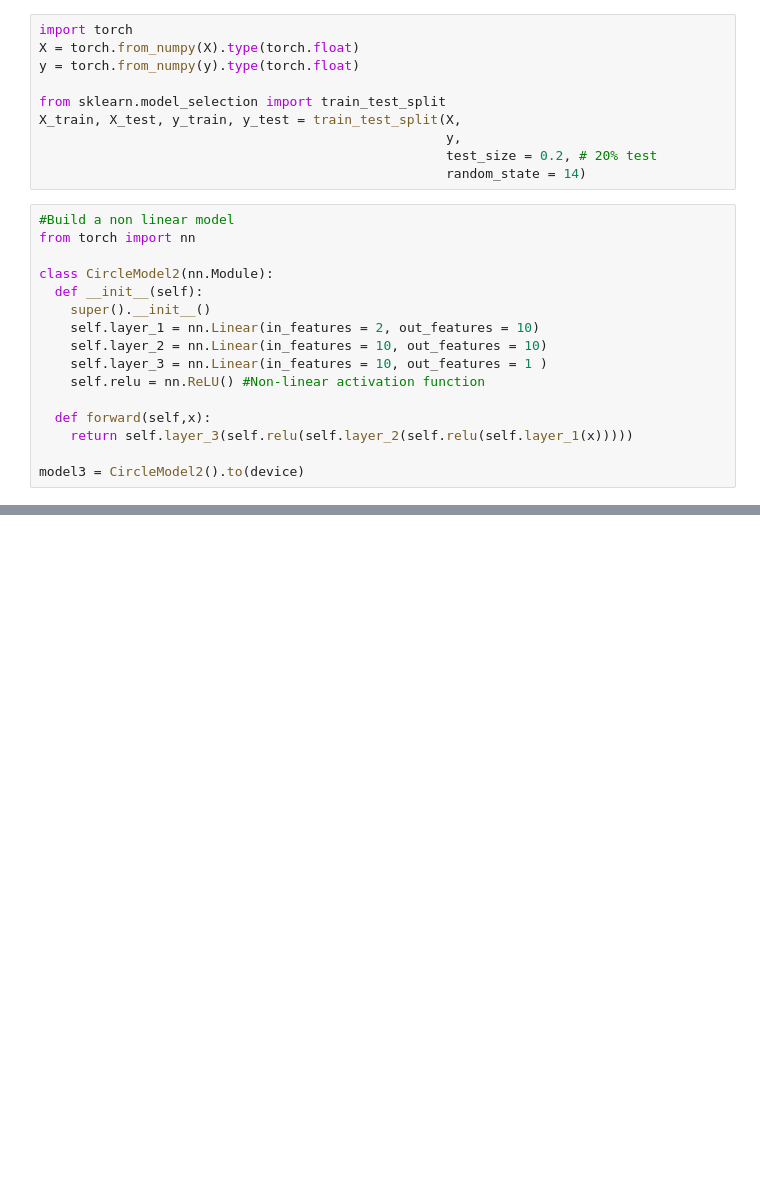
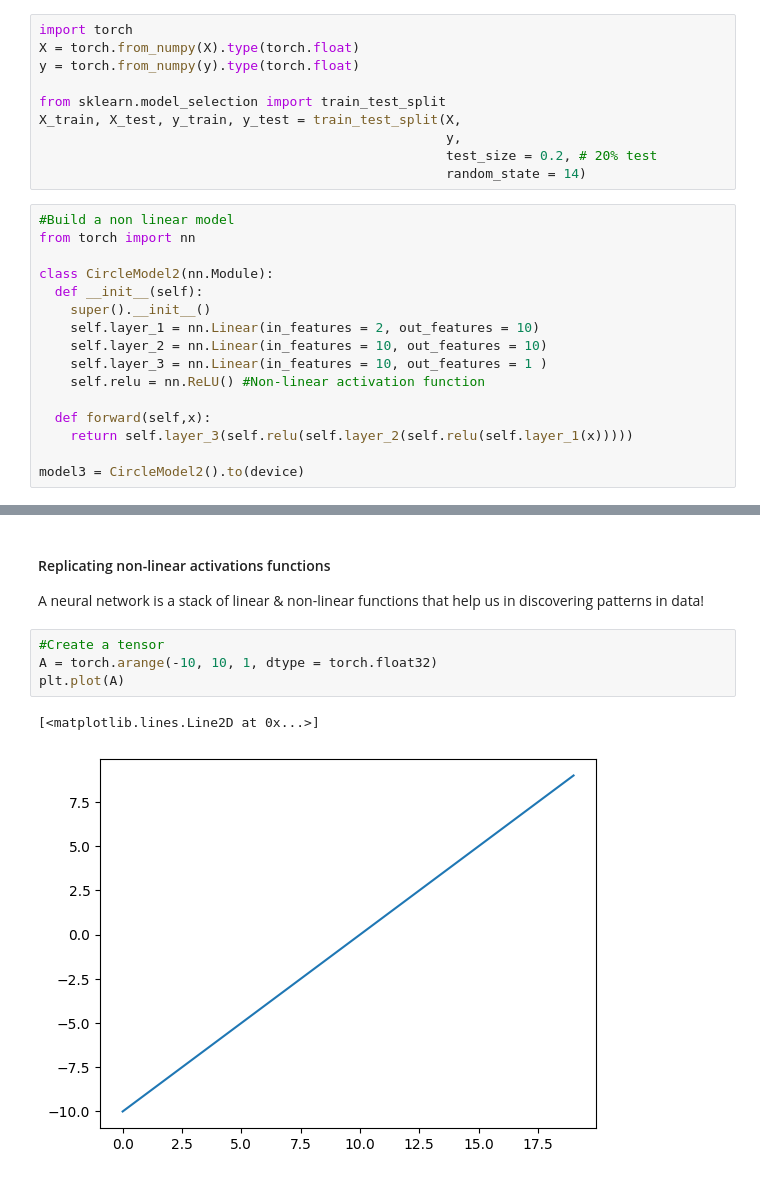
Before and after one commit to nachozobian/neural-network-pytorch-class, a Jupyter notebook: nn_classification_pytorch.ipynb, the cells around one changed output, grey strips where cells are left out. Cells and saved outputs as stored; diff of their text form; blank space fills up the shorter version.

```diff
--- a/nn_classification_pytorch.ipynb
+++ b/nn_classification_pytorch.ipynb
@@ -501,0 +580,12 @@ model3 = CircleModel2().to(device)
+# %% [markdown]
+#### Replicating non-linear activations functions
+
+A neural network is a stack of linear & non-linear functions that help us in
+discovering patterns in data!
+# %%
+#Create a tensor
+A = torch.arange(-10, 10, 1, dtype = torch.float32)
+plt.plot(A)
+# %% [output]
+[<matplotlib.lines.Line2D at 0x...>]
+[figure, added]
```
Also changed, not shown: parts of 27 cells of this notebook.
